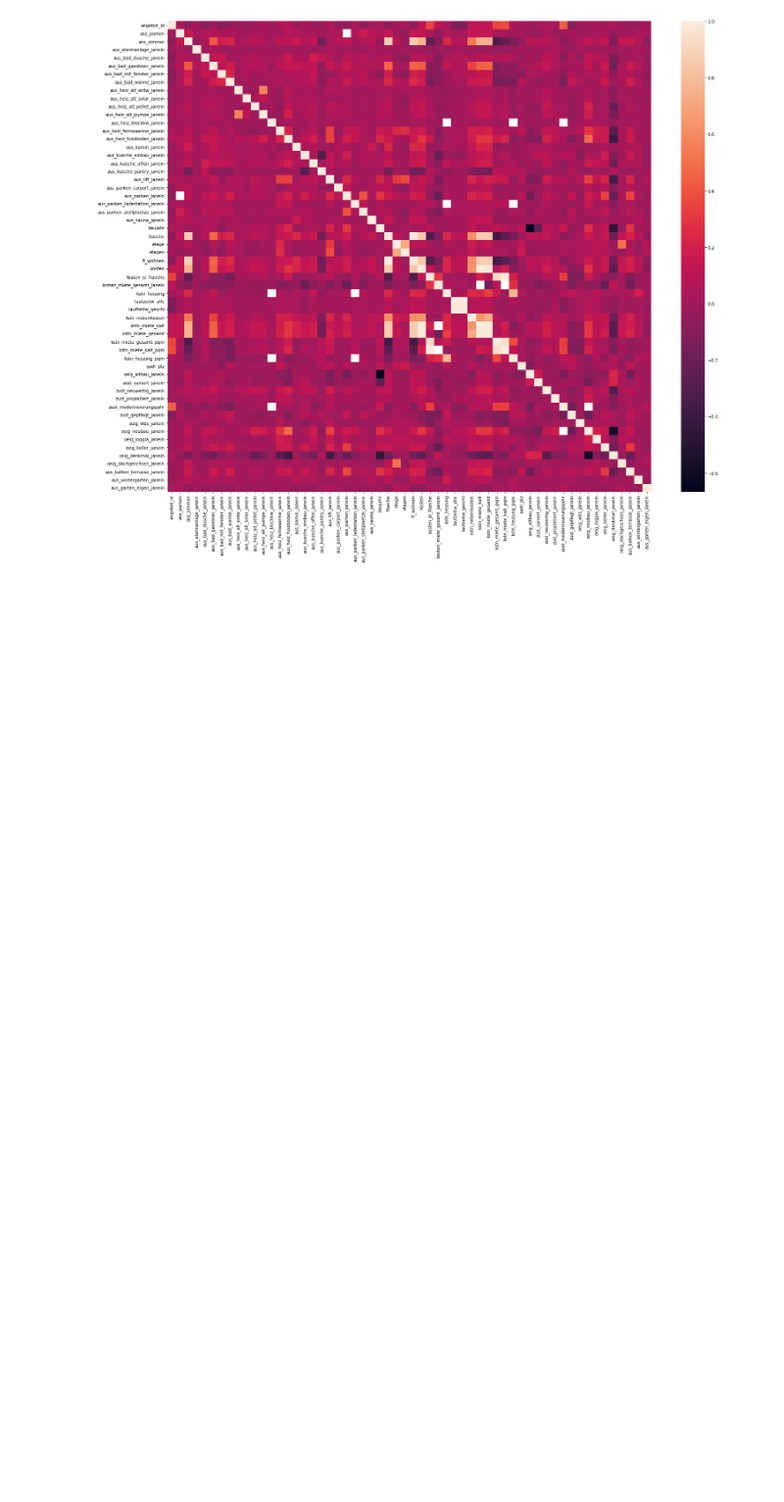
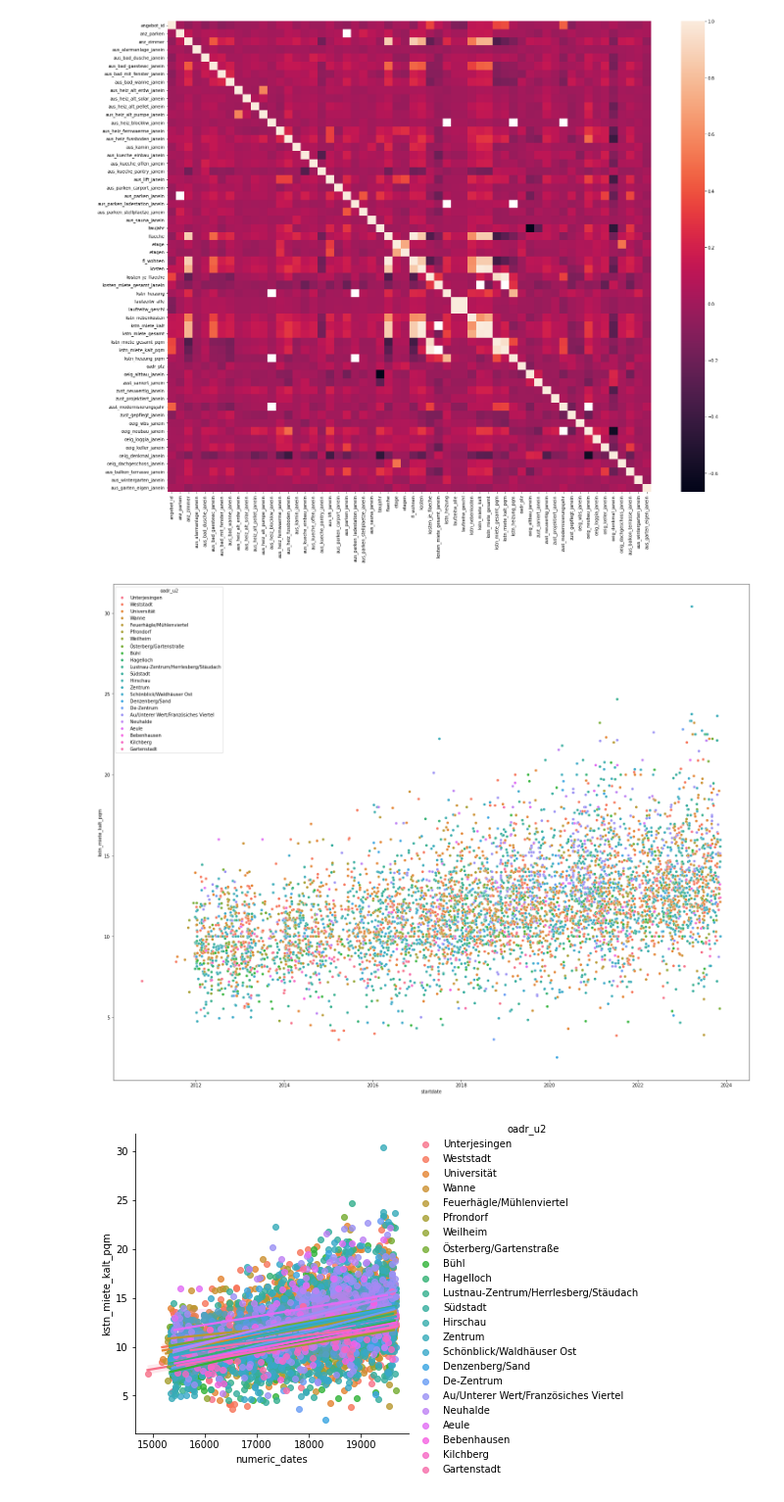
Before and after one commit to okihnjo/DataLiteracy, a Jupyter notebook: notebooks/correlations.ipynb, the cells around one changed output. Shown at 98% size. Saved outputs shown, nothing was run; the diff lists cells and outputs as text; code cells hidden in the pictures; blank space fills up the shorter version.

Commit message:
added scatterplot and linear regression

```diff
--- a/notebooks/correlations.ipynb
+++ b/notebooks/correlations.ipynb
@@ -53,3 +53,25 @@ sns.heatmap(corr_na_missing)
 # %% [output]
 <AxesSubplot:>
 [figure]
+# %%
+import datetime
+from matplotlib.dates import date2num
+
+df['kstn_miete_kalt_pqm'].dropna(inplace=True)
+oadr_u2 = df["oadr_u2"].unique().tolist()
+
+df['startdate'] = pd.to_datetime(df['startdate'])
+df = df.sort_values(by='startdate')
+#[datetime.datetime.strftime(ts, "%Y-%m-%d") for ts in df['startdate']]
+
+#scatterplot
+plt.subplots(figsize=(25, 20))
+scatter_plot = sns.scatterplot(data=df, x="startdate", y="kstn_miete_kalt_pqm", hue="oadr_u2")
+
+#liner regression
+numeric_dates = date2num(df['startdate'])
+df['numeric_dates'] = numeric_dates
+lin_reg = sns.lmplot(x="numeric_dates", y="kstn_miete_kalt_pqm", hue="oadr_u2", data=df)
+# %% [output]
+[figure, added]
+[figure, added]
```
Also changed, not shown: parts of 1 cell of this notebook.
